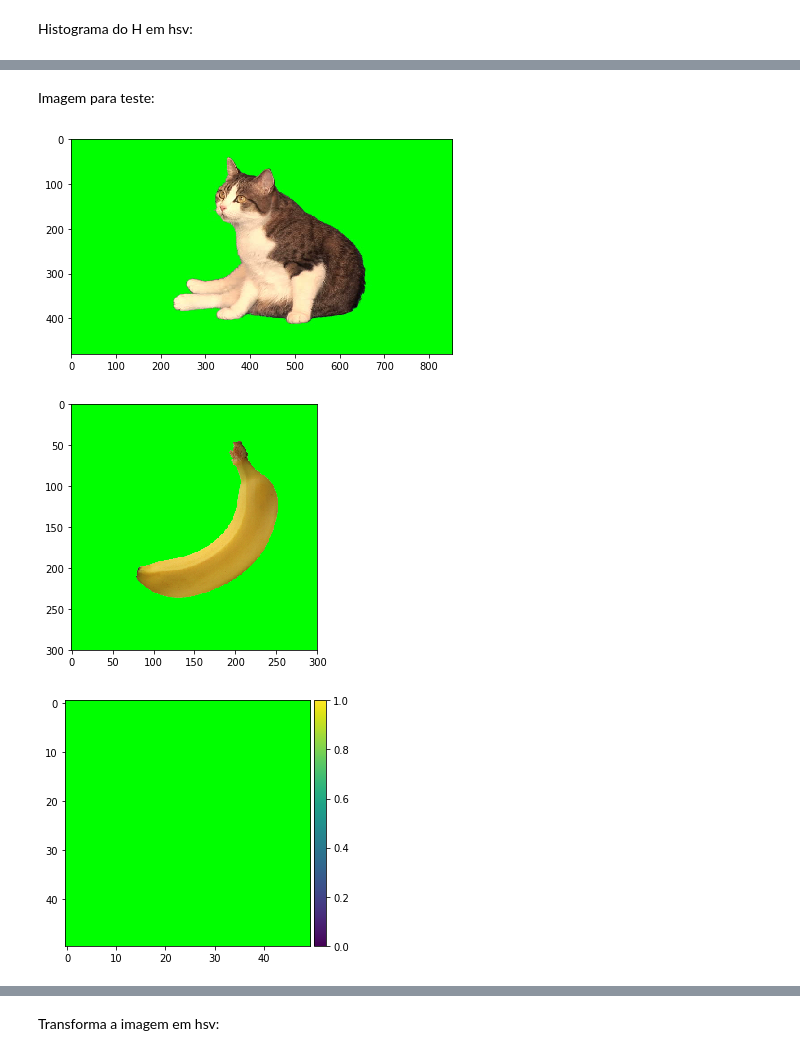
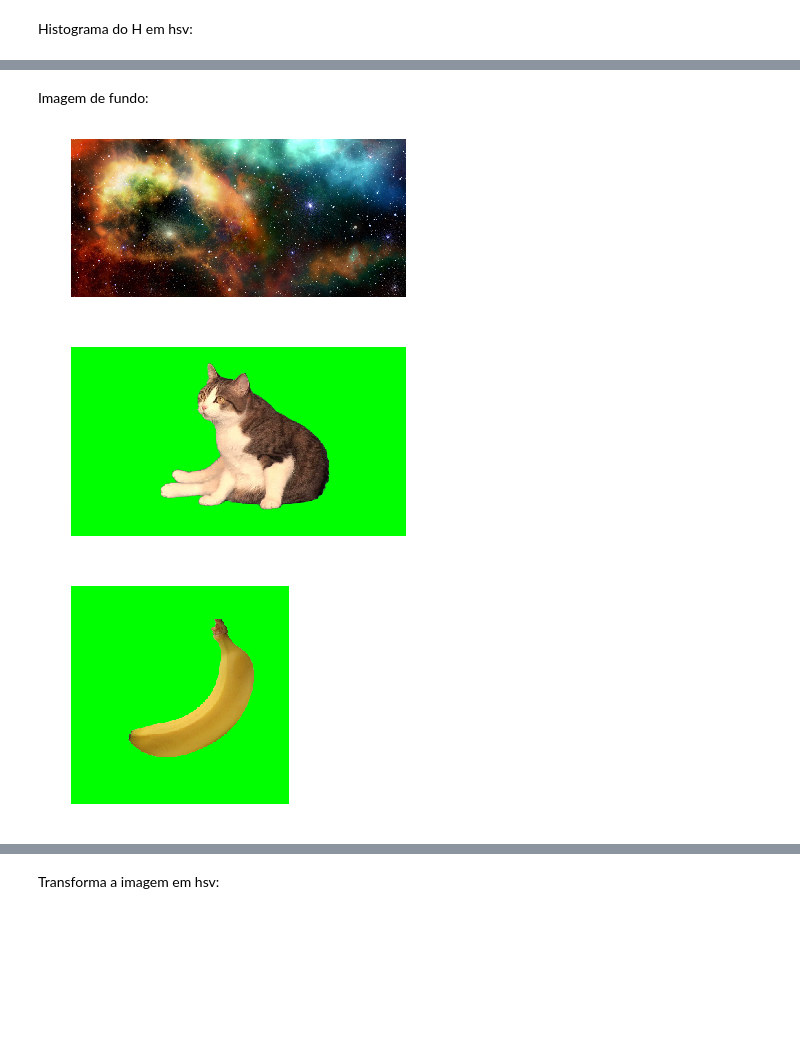
Before and after one commit to janarf/processamento-de-imagens1, a Jupyter notebook: tp1/tp1.ipynb, the cells around one changed output, grey strips where cells are left out. Drawn from its saved outputs; the diff is of its cells as text; code cells hidden in the pictures; blank space fills up the shorter version.

```diff
--- a/tp1/tp1.ipynb
+++ b/tp1/tp1.ipynb
@@ -32,3 +21,9 @@ def histverde(img):
+# %%
+def show(img):
+    fig, ax = plt.subplots(1, 1)
+    ax.imshow(img)
+    ax.set_axis_off()
+    plt.show()
 # %% [markdown]
 Histograma do H em hsv:
 # %%
@@ -44,28 +48,23 @@ def sobrepor(x,y,background,img,mask1):
         img_aux = np.ma.array(img[:,:,i],mask=mask1)
         np.place(background[:,:,i],~mask_background,img_aux.compressed())
     return background
-# %% [markdown]
-Imagem para teste:
+# %% [markdown]
+Imagem de fundo:
+# %%
+background = rescale(io.imread('universe-2742113_1920.jpg'),0.7)
+show(background)
+# %% [output]
+[figure, added]
 # %%
 n=1
 #n é a escala só pra testar sem ficar mto lento, depois mudar pra 1
 # %%
 gato = rescale(io.imread('cat5.jpg'),n)
-io.imshow(gato)
-io.show()
+show(gato)
 # %% [output]
-[figure, old version]
+[figure, new version]
 # %%
 banana = rescale(io.imread('banana.jpg'),n*0.3)
-io.imshow(banana)
-io.show()
+show(banana)
 # %% [output]
-[figure, old version]
+[figure, new version]
-# %%
-banana.shape
-verdebanana=banana[0:50,0:50,:]
-
-io.imshow(verdebanana)
-io.show()
-# %% [output]
-[figure, removed]
```
Also changed, not shown: parts of 27 cells of this notebook.
